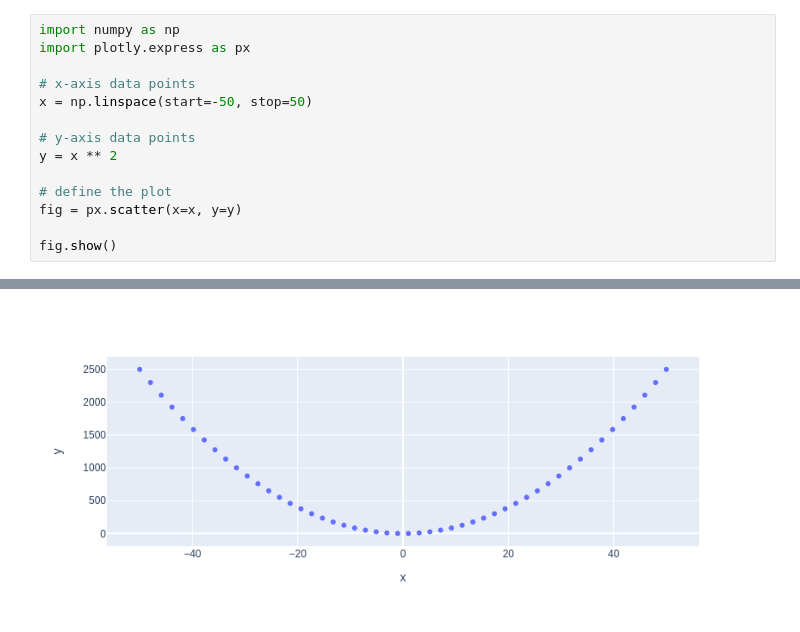
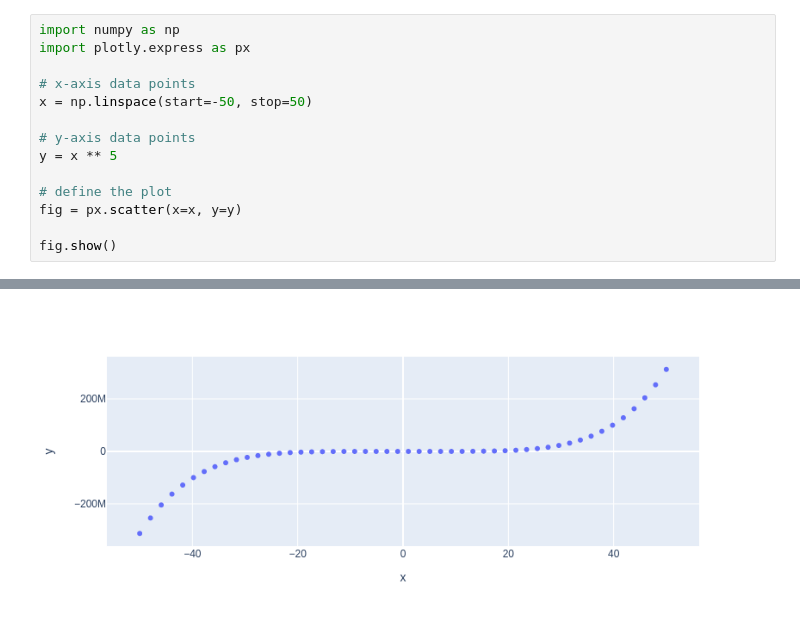
Before and after one commit to mohamedjawad89/my-notebook-repo, a Jupyter notebook: experiment2.ipynb, the cells around one changed output, grey strips where cells are left out. Cells and saved outputs as stored; diff of their text form.

```diff
--- a/experiment2.ipynb
+++ b/experiment2.ipynb
@@ -6,7 +6,7 @@ import plotly.express as px
 x = np.linspace(start=-50, stop=50)
 
 # y-axis data points
-y = x ** 2
+y = x ** 5
 
 # define the plot
 fig = px.scatter(x=x, y=y)
@@ -17 +16 @@ fig.show()
-[figure, old version]
+[figure, new version]
```
Also changed, not shown: parts of 1 cell of this notebook.
